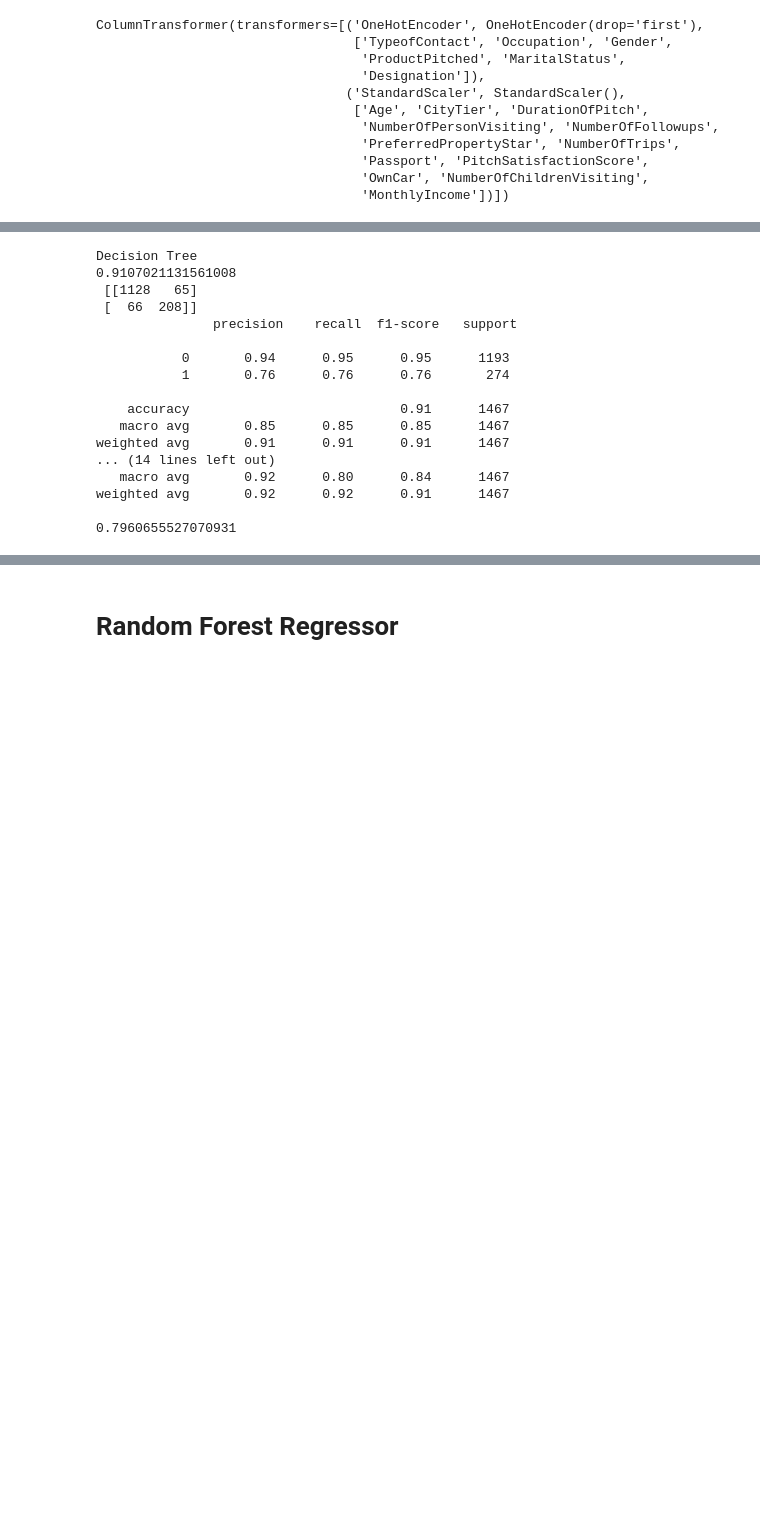
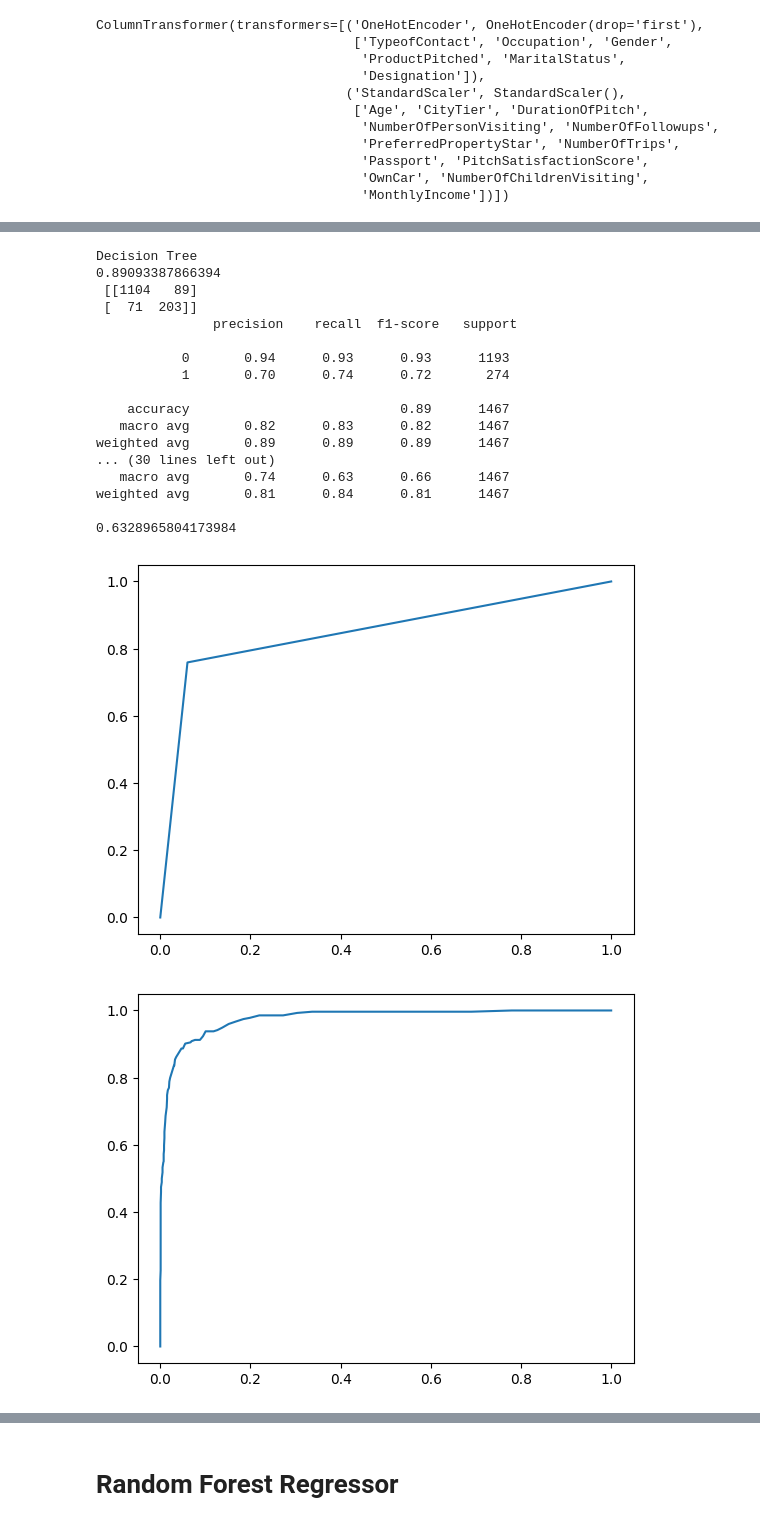
Before and after one commit to AgarwalMayank2/ML-DL_Tutorial, a Jupyter notebook: ML_Techniques/Random_Forests/randomforest.ipynb, the cells around one changed output, grey strips where cells are left out. Drawn from its saved outputs; the diff is of its cells as text; code cells hidden in the pictures; blank space fills up the shorter version.

```diff
--- a/ML_Techniques/Random_Forests/randomforest.ipynb
+++ b/ML_Techniques/Random_Forests/randomforest.ipynb
@@ -141,7 +144,7 @@ median_cols, mode_cols
 for col in median_cols:
     data[col].fillna(data[col].median(), inplace=True)
 for col in mode_cols:
-    data[col].fillna(data[col].mode(), inplace=True)
+    data[col].fillna(data[col].mode().values[0], inplace=True)
 data
 # %% [output]
 |  | CustomerID | ProdTaken | Age | TypeofContact | CityTier | DurationOfPitch | Occupation | Gender | ... |
@@ -282,7 +285,8 @@ array([[ 0.        ,  0.        ,  0.        , ..., -1.27969734,
 # %%
 models = {
     "Decision Tree" : DecisionTreeClassifier(),
-    "Random Forest" : RandomForestClassifier()
+    "Random Forest" : RandomForestClassifier(),
+    "AdaBoostClassifier" : AdaBoostClassifier()
 }
 
 for i in range(len(models)):
@@ -298,19 +302,29 @@ for i in range(len(models)):
     print()
 # %% [output]
 Decision Tree
-0.9107021131561008
- [[1128   65]
- [  66  208]]
+0.89093387866394
+ [[1104   89]
+ [  71  203]]
                precision    recall  f1-score   support
 
-           0       0.94      0.95      0.95      1193
-           1       0.76      0.76      0.76       274
+           0       0.94      0.93      0.93      1193
+           1       0.70      0.74      0.72       274
 
-    accuracy                           0.91      1467
-   macro avg       0.85      0.85      0.85      1467
-weighted avg       0.91      0.91      0.91      1467
-... (14 lines left out)
-   macro avg       0.92      0.80      0.84      1467
-weighted avg       0.92      0.92      0.91      1467
+    accuracy                           0.89      1467
+   macro avg       0.82      0.83      0.82      1467
+weighted avg       0.89      0.89      0.89      1467
+... (30 lines left out)
+   macro avg       0.74      0.63      0.66      1467
+weighted avg       0.81      0.84      0.81      1467
 
-0.7960655527070931
+0.6328965804173984
+# %%
+for i in range(len(models)):
+    model = list(models.values())[i]
+    model.fit(x_train, y_train)
+    fpr, tpr, threshold = roc_curve(y_test, model.predict_proba(x_test)[:, 1])
+    plt.plot(fpr, tpr)
+    plt.show()
+# %% [output]
+[figure, added]
+[figure, added]
```
Also changed, not shown: parts of 7 cells of this notebook.
